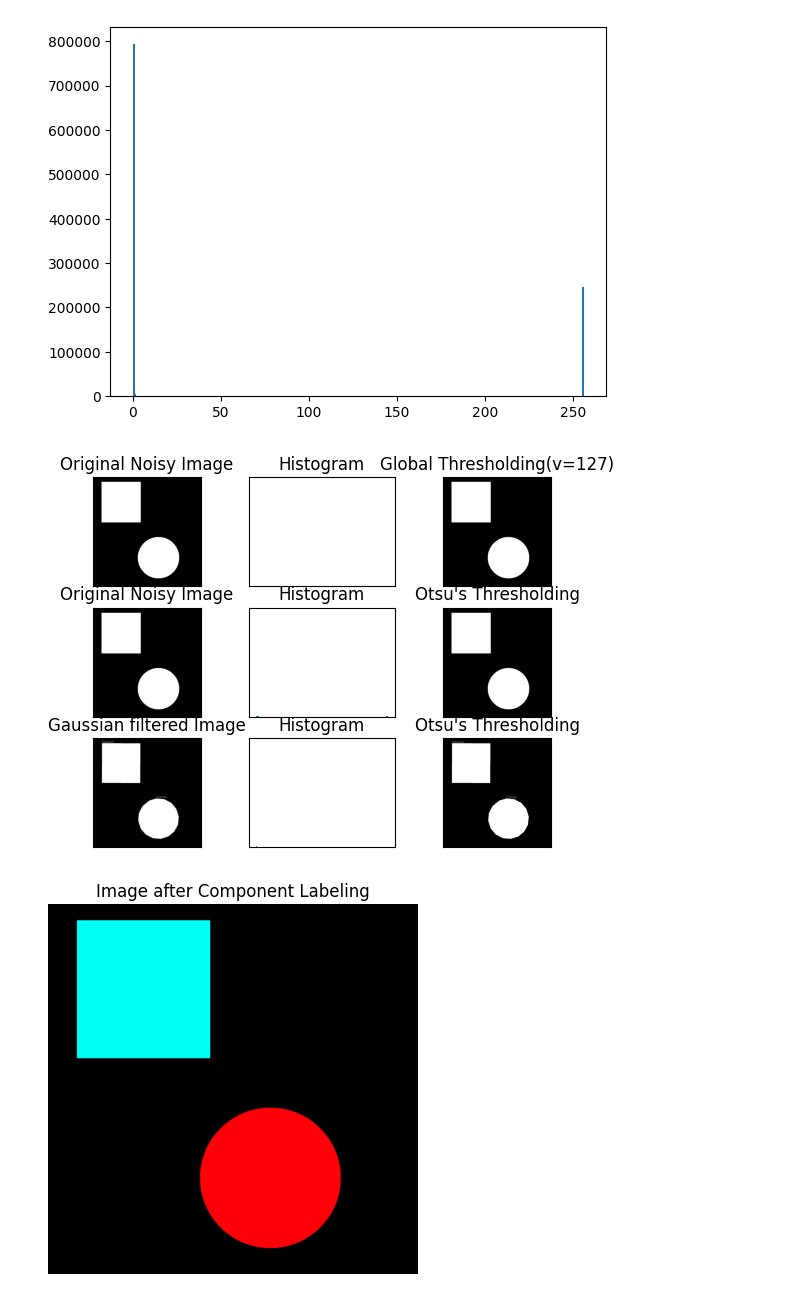
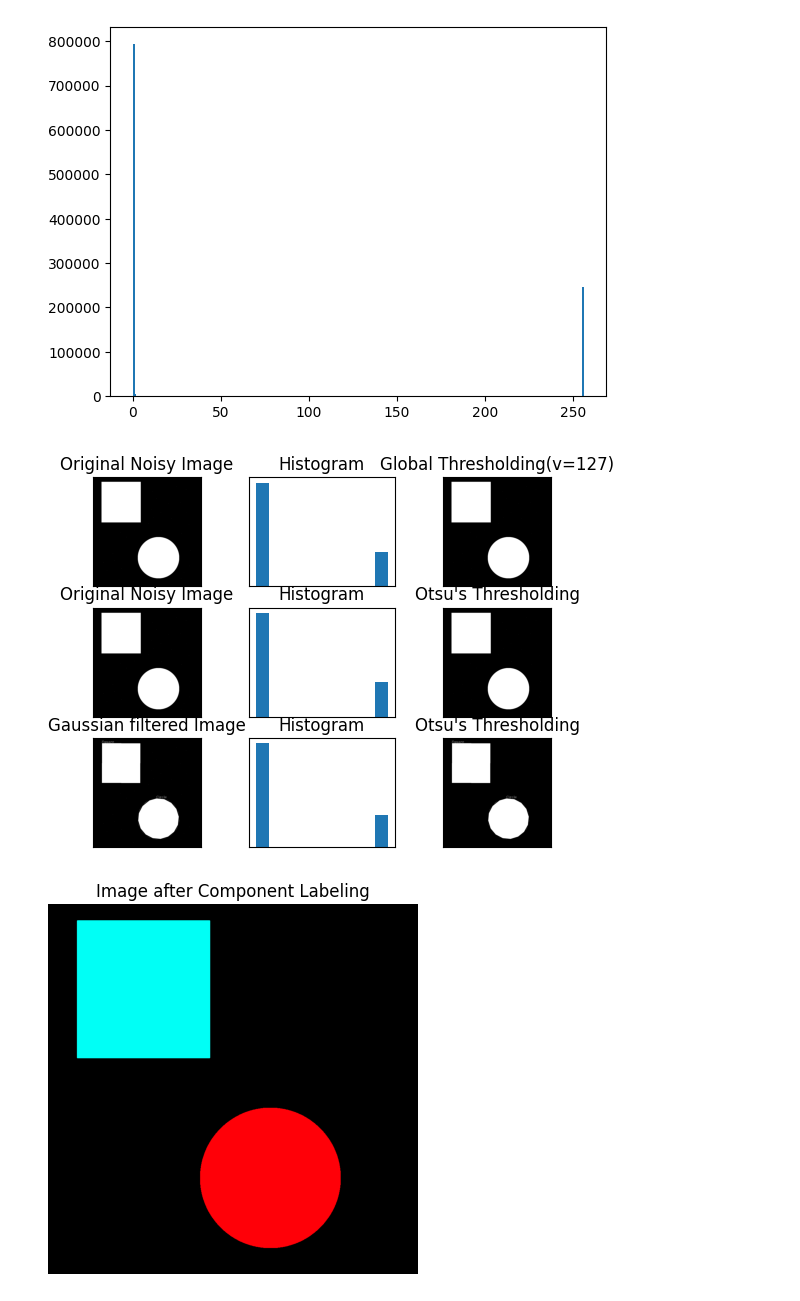
Before and after one commit to Yajiehan/AI-PatternRecognition, a Jupyter notebook: Pattern_Recognition.ipynb, the cells around one changed output. Drawn from its saved outputs; the diff is of its cells as text; code cells hidden in the pictures.

```diff
--- a/Pattern_Recognition.ipynb
+++ b/Pattern_Recognition.ipynb
@@ -19,29 +19,30 @@ plt.show()
 # %% [output]
 [figure]
 # %%
+from matplotlib.cm import scale
 # Global thresholding
 th_img1 = cv2.threshold(gray_image,127,255,cv2.THRESH_BINARY)[1]
 
 # Otsu's thresholding
 th_img2 = cv2.threshold(gray_image,0,255,cv2.THRESH_BINARY+cv2.THRESH_OTSU)[1]
 
 # Otsu's thresholding after Gaussian filtering
 th_img3 = cv2.threshold(blurred_image,0,255,cv2.THRESH_BINARY+cv2.THRESH_OTSU)[1]
 
 
 # plot all the images and their histograms
 images = [gray_image, 0, th_img1, gray_image, 0, th_img2, blurred_image, 0, th_img3]
 titles = ['Original Noisy Image', 'Histogram', 'Global Thresholding(v=127)', 'Original Noisy Image','Histogram',"Otsu's Thresholding", 'Gaussian filtered Image','Histogram',"Otsu's Thresholding"]
 for i in range(3):
     plt.subplot(3,3,i*3+1),plt.imshow(images[i*3],'gray')
     plt.title(titles[i*3]), plt.xticks([]), plt.yticks([])
-    plt.subplot(3,3,i*3+2),plt.hist(images[i*3].ravel(),256)
-    plt.title(titles[i*3+1]), plt.xticks([]), plt.yticks([])
+    plt.subplot(3,3,i*3+2),plt.hist(images[i*3].ravel())
+    plt.title(titles[i*3+1]), plt.xticks([]), plt.yticks([],)
     plt.subplot(3,3,i*3+3),plt.imshow(images[i*3+2],'gray')
     plt.title(titles[i*3+2]), plt.xticks([]), plt.yticks([])
 plt.show()
 # %% [output]
-[figure, old version]
+[figure, new version]
 # %%
 #Connectivity analysis
 import numpy as np
```
